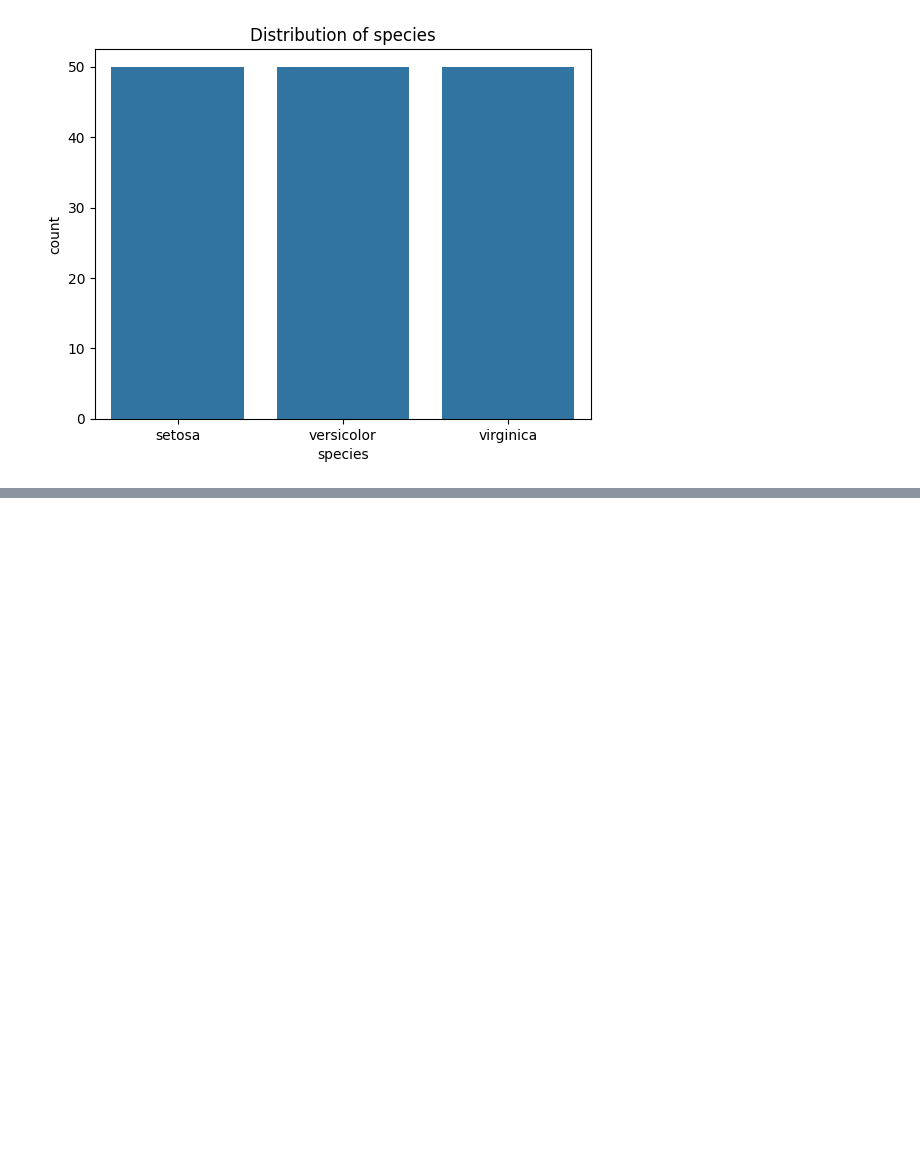
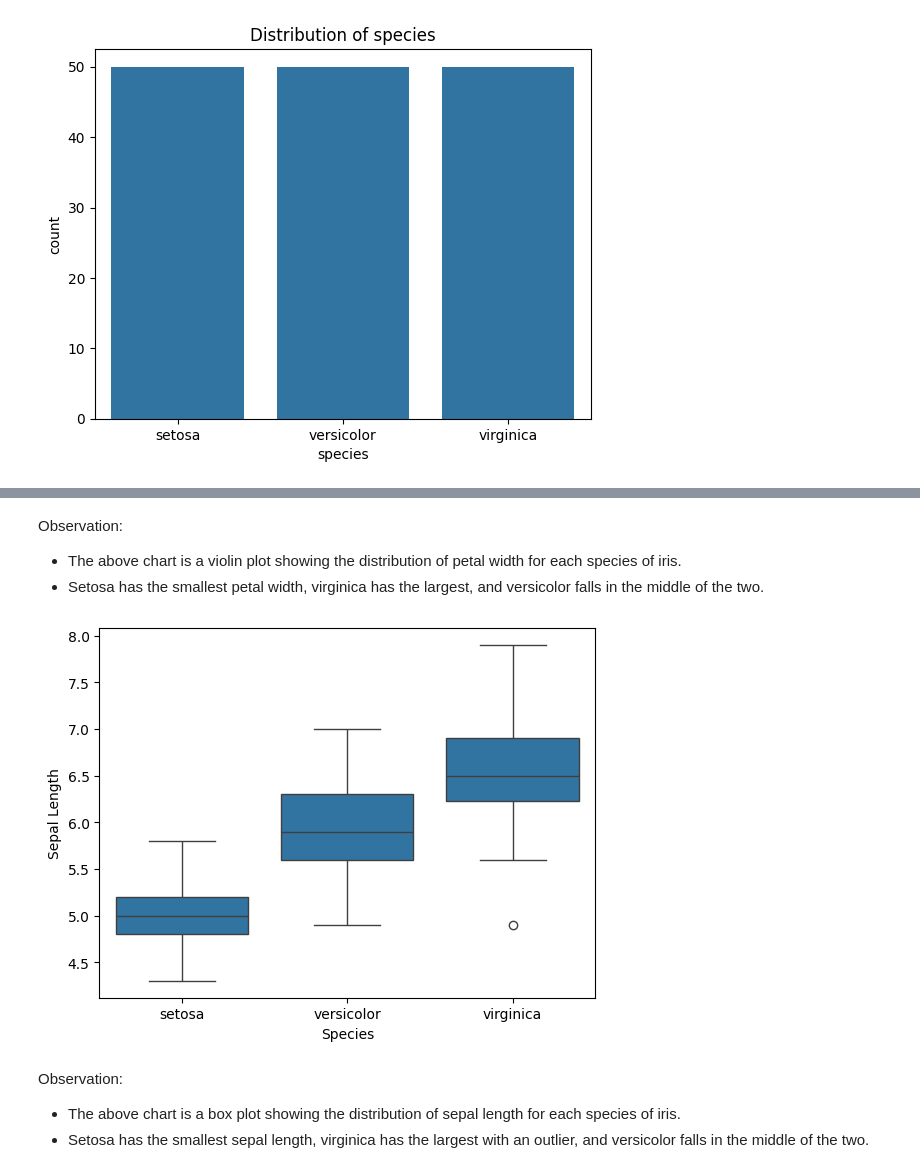
Before and after one commit to Crusoe22/datafun-04-jupyter, a Jupyter notebook: nolan_eda.ipynb, the cells around one changed output, grey strips where cells are left out. Drawn from its saved outputs; the diff is of its cells as text; code cells hidden in the pictures; blank space fills up the shorter version.

```diff
--- a/nolan_eda.ipynb
+++ b/nolan_eda.ipynb
@@ -174,0 +142,14 @@ In the linear regression chart my assuming is the setosa is the bottom with the
+# %% [markdown]
+Observation:
+- The above chart is a violin plot showing the distribution of petal width for each species of iris.
+- Setosa has the smallest petal width, virginica has the largest, and versicolor falls in the middle of the two.
+# %%
+# Create box plot
+sns.boxplot(x='Species', y='Sepal Length', data=df)
+plt.show()
+# %% [output]
+[figure, added]
+# %% [markdown]
+Observation:
+- The above chart is a box plot showing the distribution of sepal length for each species of iris.
+- Setosa has the smallest sepal length, virginica has the largest with an outlier, and versicolor falls in the middle of the two.
```
Also changed, not shown: parts of 31 cells of this notebook, 2 other files.
